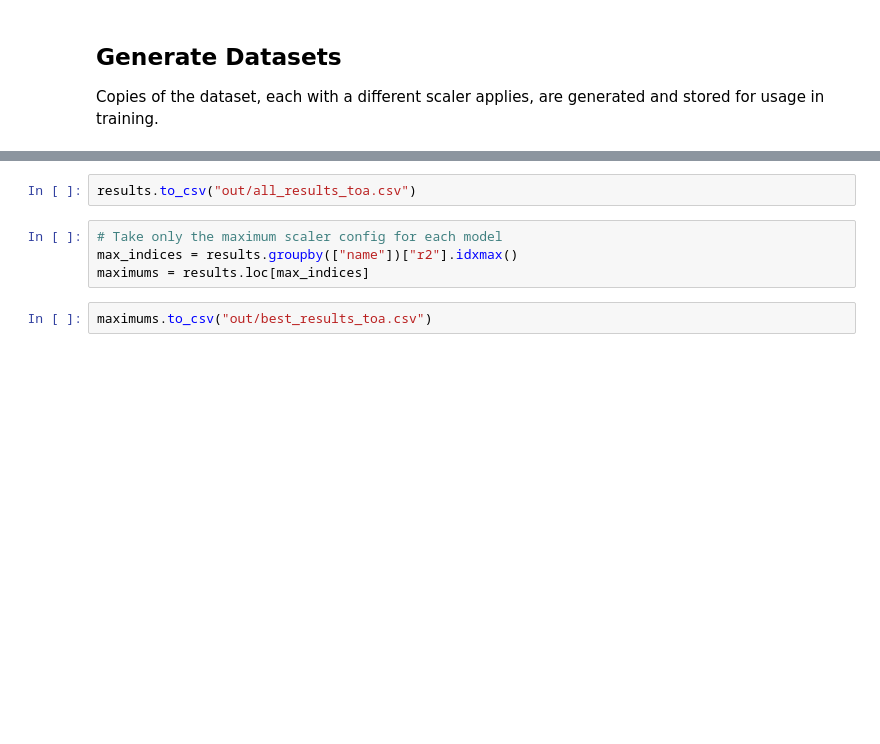
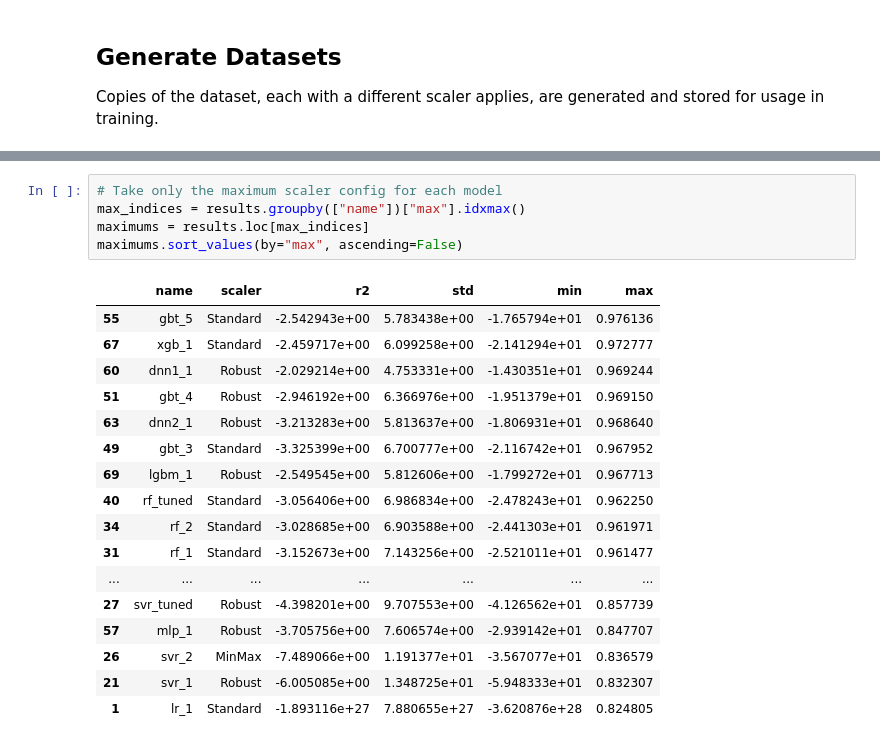
Before and after one commit to brdoney/TOP500-machine-learning, a Jupyter notebook: results_toa.ipynb, the cells around one changed output, grey strips where cells are left out. Drawn from its saved outputs; the diff is of its cells as text; blank space fills up the shorter version.

```diff
--- a/results_toa.ipynb
+++ b/results_toa.ipynb
@@ -123,8 +114,23 @@ lgbm_1
-# %%
-results.to_csv("out/all_results_toa.csv")
 # %%
 # Take only the maximum scaler config for each model
-max_indices = results.groupby(["name"])["r2"].idxmax()
+max_indices = results.groupby(["name"])["max"].idxmax()
 maximums = results.loc[max_indices]
+maximums.sort_values(by="max", ascending=False)
+# %% [output]
+|  | name | scaler | r2 | std | min | max |
+| 55 | gbt_5 | Standard | -2.542943e+00 | 5.783438e+00 | -1.765794e+01 | 0.976136 |
+| 67 | xgb_1 | Standard | -2.459717e+00 | 6.099258e+00 | -2.141294e+01 | 0.972777 |
+| 60 | dnn1_1 | Robust | -2.029214e+00 | 4.753331e+00 | -1.430351e+01 | 0.969244 |
+| 51 | gbt_4 | Robust | -2.946192e+00 | 6.366976e+00 | -1.951379e+01 | 0.969150 |
+| 63 | dnn2_1 | Robust | -3.213283e+00 | 5.813637e+00 | -1.806931e+01 | 0.968640 |
+| 49 | gbt_3 | Standard | -3.325399e+00 | 6.700777e+00 | -2.116742e+01 | 0.967952 |
+| 69 | lgbm_1 | Robust | -2.549545e+00 | 5.812606e+00 | -1.799272e+01 | 0.967713 |
+| 40 | rf_tuned | Standard | -3.056406e+00 | 6.986834e+00 | -2.478243e+01 | 0.962250 |
+| 34 | rf_2 | Standard | -3.028685e+00 | 6.903588e+00 | -2.441303e+01 | 0.961971 |
+| 31 | rf_1 | Standard | -3.152673e+00 | 7.143256e+00 | -2.521011e+01 | 0.961477 |
+| ... | ... | ... | ... | ... | ... | ... |
+| 27 | svr_tuned | Robust | -4.398201e+00 | 9.707553e+00 | -4.126562e+01 | 0.857739 |
+| 57 | mlp_1 | Robust | -3.705756e+00 | 7.606574e+00 | -2.939142e+01 | 0.847707 |
+| 26 | svr_2 | MinMax | -7.489066e+00 | 1.191377e+01 | -3.567077e+01 | 0.836579 |
+| 21 | svr_1 | Robust | -6.005085e+00 | 1.348725e+01 | -5.948333e+01 | 0.832307 |
+| 1 | lr_1 | Standard | -1.893116e+27 | 7.880655e+27 | -3.620876e+28 | 0.824805 |
-# %%
-maximums.to_csv("out/best_results_toa.csv")
```
Also changed, not shown: parts of 6 cells of this notebook.
